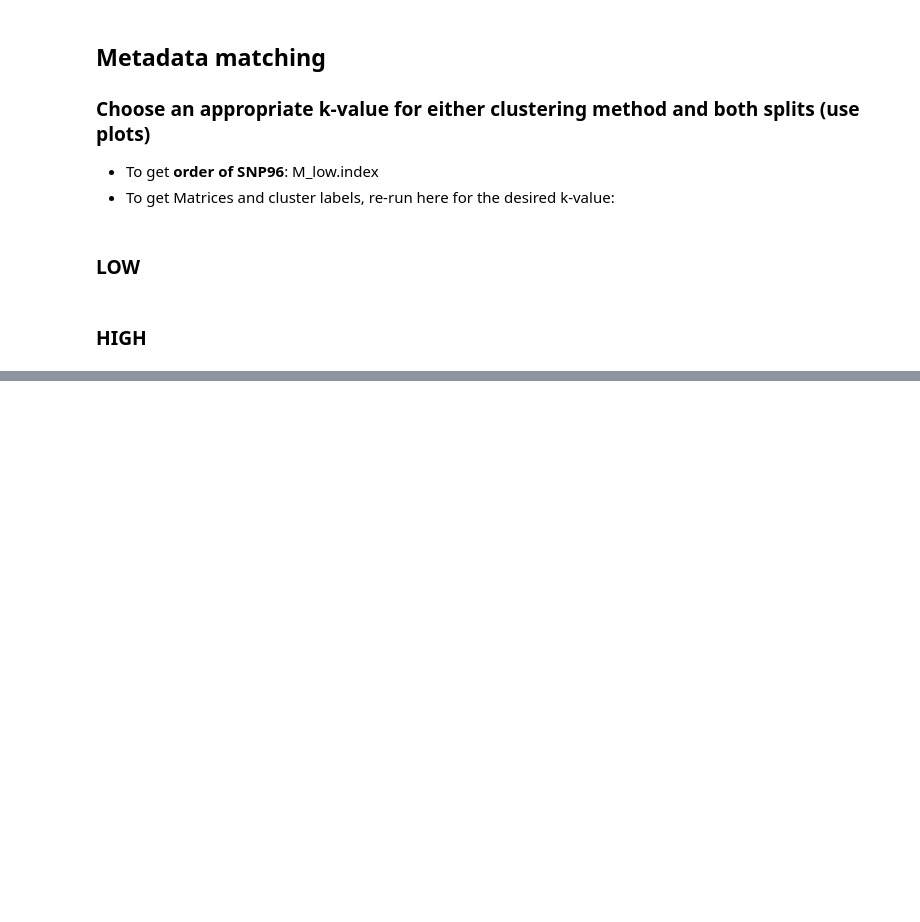
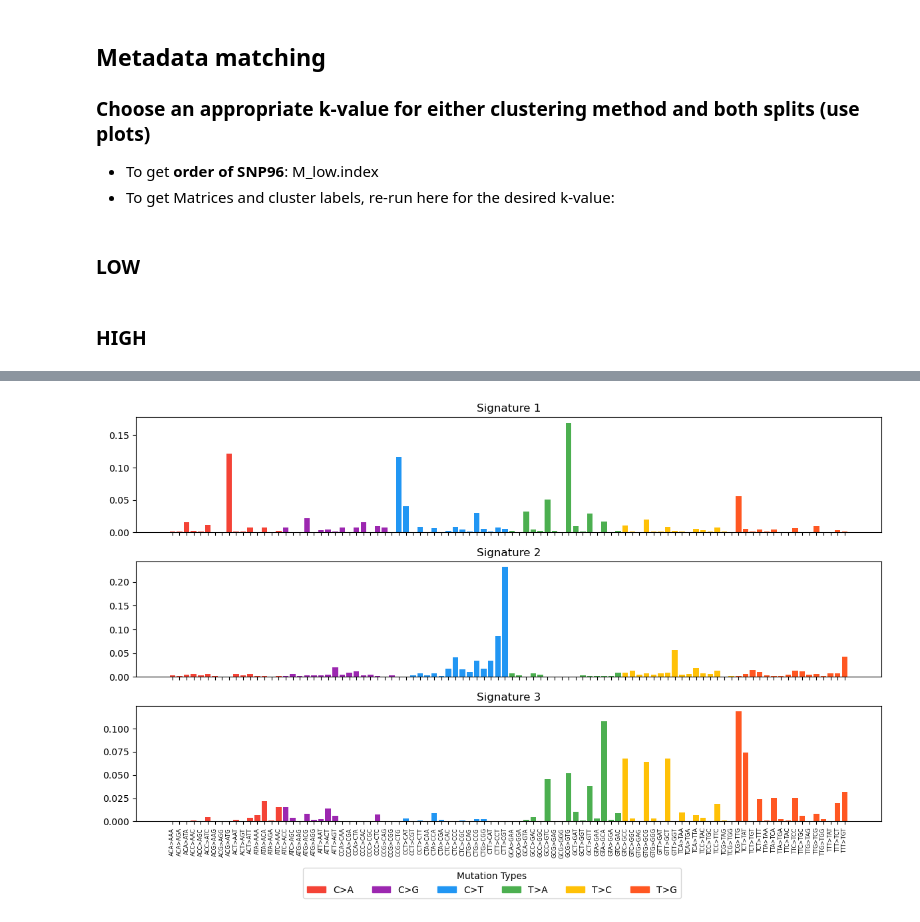
Before and after one commit to anl078/ECE204Repo, a Jupyter notebook: project3/proj3_SF.ipynb, the cells around one changed output, grey strips where cells are left out. Saved outputs shown, nothing was run; the diff lists cells and outputs as text; code cells hidden in the pictures; blank space fills up the shorter version.

```diff
--- a/project3/proj3_SF.ipynb
+++ b/project3/proj3_SF.ipynb
@@ -780,0 +832,82 @@ A_low = solve_activities(np.asarray(M_high), S_high)
+# %%
+from matplotlib.patches import Patch
+
+filtered_contexts = M_high.index
+filtered_contexts_list = filtered_contexts
+mut_type = [context[1] + context[3] + context[5] for context in filtered_contexts]
+context_mut_df = pd.DataFrame({
+    'context': filtered_contexts_list,
+    'mut_type': mut_type
+})
+
+context_mut_df['context'] = context_mut_df['context'].astype(str)
+context_mut_df.sort_values(by=['mut_type', 'context'], ascending=True, inplace=True)
+
+sorted_filtered_contexts = context_mut_df['context'].tolist()
+sorted_mut_type = context_mut_df['mut_type'].tolist()
+
+
+mutation_colors = {
+    'C>A': '#F44336',  # Red
+    'C>G': '#9C27B0',  # Purple
+    'C>T': '#2196F3',  # Blue
+    'T>A': '#4CAF50',  # Green
+    'T>C': '#FFC107',  # Amber
+    'T>G': '#FF5722'   # Deep Orange
+}
+
+#colors = [mutation_colors.get(mut, '#000000') for mut in mut_type]
+colors = [mutation_colors.get(mut, '#000000') for mut in sorted_mut_type]
+H_normalized = S_high_plot / S_high_plot.sum(axis=1)[:, np.newaxis]
+#cluster_labels = np.argmax(H_normalized, axis=0)
+
+#silhouette_avg = silhouette_score(data, cluster_labels)
+
+from matplotlib import colors as mcolors
+from matplotlib.colorbar import ColorbarBase
+
+mutation_cmap = mcolors.ListedColormap(list(mutation_colors.values()))
+
+num_rows = int(np.sqrt(S_high_plot.shape[0])) + 1
+num_cols = int(np.ceil(S_high_plot.shape[0] / num_rows))
+
+num_sigs = H_normalized.shape[0]
+fig, axes = plt.subplots(nrows=num_sigs, ncols=1, figsize=(12, 2.5 * num_sigs), sharex=True)
+
+for i, (row, ax) in enumerate(zip(H_normalized, axes)):
+    ax.bar(range(len(row)), row, color=colors)
+    ax.set_title(f'Signature {i + 1}', fontsize=12)
+    ax.set_xticks(range(len(row)))
+    ax.set_xticklabels(M_high.index, rotation=90, fontsize=6)
+
+# Legend: move it to the bottom outside the plot
+handles = [Patch(color=color, label=label) for label, color in mutation_colors.items()]
+fig.legend(handles=handles,
+           loc='lower center',
+           bbox_to_anchor=(0.5, -0.02),
+           ncol=len(handles),
+           title="Mutation Types",
+           fontsize=10)
+
+plt.tight_layout(rect=[0, 0.05, 1, 1])  # Leave space for legend
+plt.show()
+
+
+# for i, row in enumerate(H_normalized):
+
+#     plt.subplot(num_rows, num_cols, i + 1)
+#     #plt.bar(range(len(row)), row)
+#     plt.bar(range(len(row)), row, color=colors)
+#     plt.title(f'Signature {i + 1}')
+#     plt.xticks(range(len(row)), M_high.index, rotation=90)
+#     #plt.xticks(range(len(row)), filtered_contexts, rotation=90)
+
+# plt.legend(
+#     handles=[Patch(color=color, label=label) for label, color in mutation_colors.items()],
+#     loc='lower right', bbox_to_anchor=(2, 0), title="Mutation Types", fontsize=10
+# )
+
+# plt.tight_layout()
+# plt.show()
+# %% [output]
+[figure, added]
```
Also changed, not shown: parts of 9 cells of this notebook.
